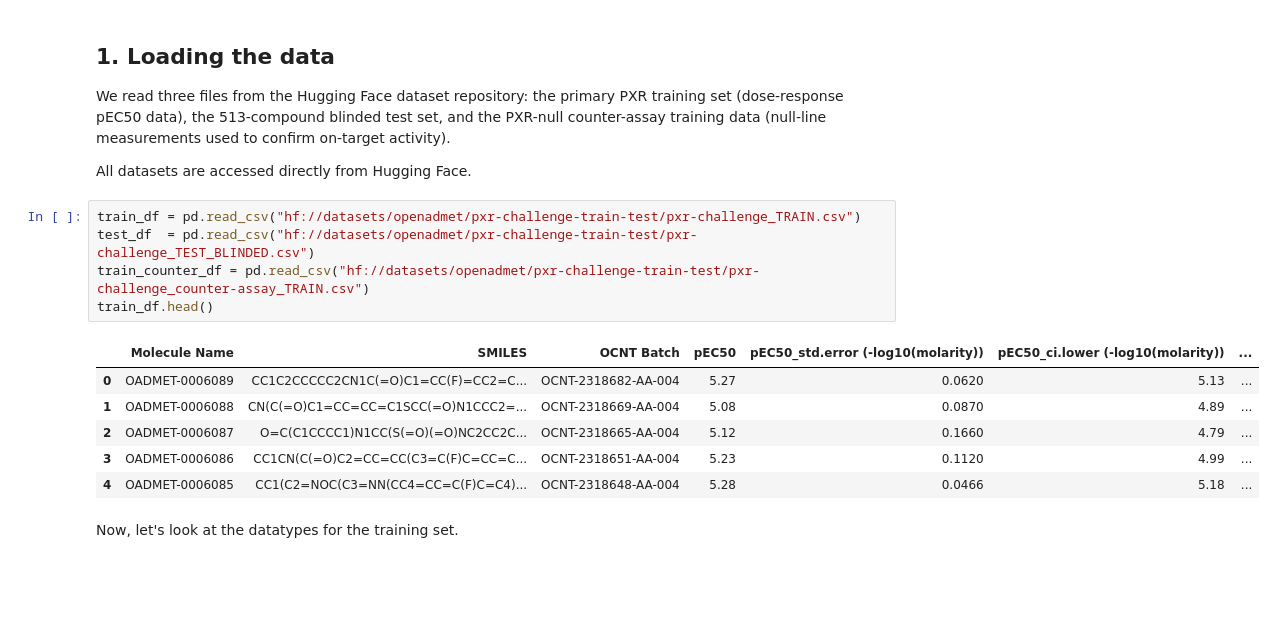
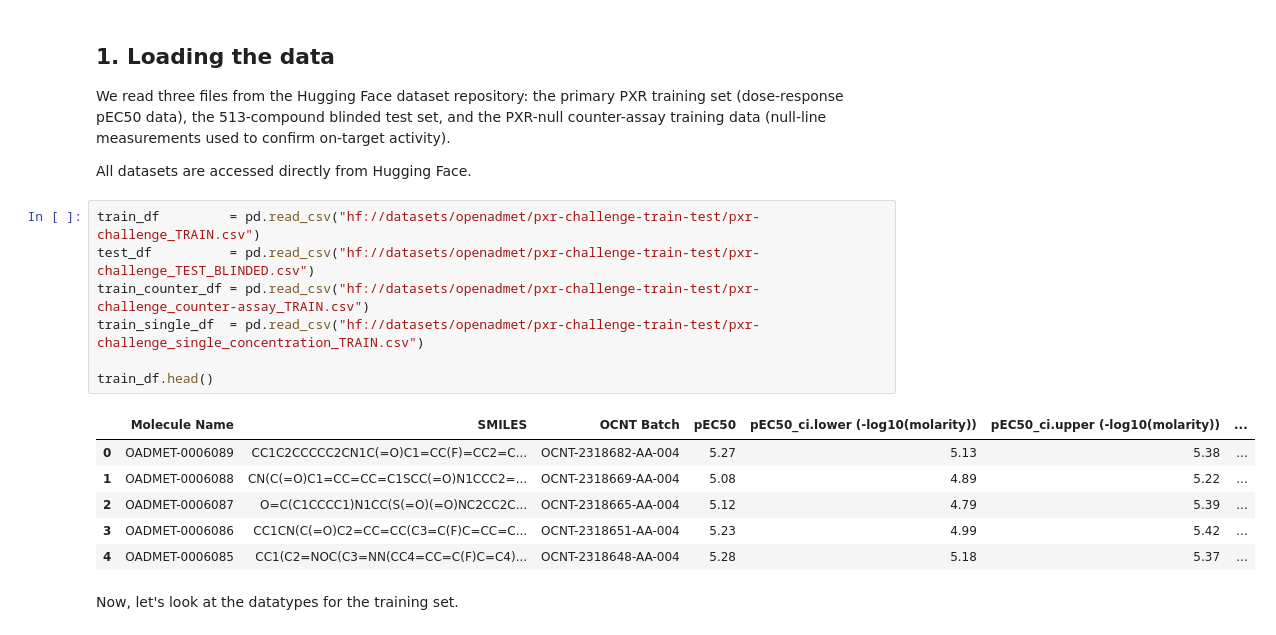
Before and after one commit to OpenADMET/PXR-Challenge-Tutorial, a Jupyter notebook: notebooks/activity_prediction.ipynb, the cells around one changed output. Saved outputs shown, nothing was run; the diff lists cells and outputs as text; blank space fills up the shorter version.

```diff
--- a/notebooks/activity_prediction.ipynb
+++ b/notebooks/activity_prediction.ipynb
@@ -40,17 +40,19 @@ We read three files from the Hugging Face dataset repository: the primary PXR tr
 
 All datasets are accessed directly from Hugging Face.
 # %%
-train_df = pd.read_csv("hf://datasets/openadmet/pxr-challenge-train-test/pxr-challenge_TRAIN.csv")
-test_df  = pd.read_csv("hf://datasets/openadmet/pxr-challenge-train-test/pxr-challenge_TEST_BLINDED.csv")
+train_df         = pd.read_csv("hf://datasets/openadmet/pxr-challenge-train-test/pxr-challenge_TRAIN.csv")
+test_df          = pd.read_csv("hf://datasets/openadmet/pxr-challenge-train-test/pxr-challenge_TEST_BLINDED.csv")
 train_counter_df = pd.read_csv("hf://datasets/openadmet/pxr-challenge-train-test/pxr-challenge_counter-assay_TRAIN.csv")
+train_single_df  = pd.read_csv("hf://datasets/openadmet/pxr-challenge-train-test/pxr-challenge_single_concentration_TRAIN.csv")
+
 train_df.head()
 # %% [output]
-|  | Molecule Name | SMILES | OCNT Batch | pEC50 | pEC50_std.error (-log10(molarity)) | pEC50_ci.lower (-log10(molarity)) | ... |
-| 0 | OADMET-0006089 | CC1C2CCCCC2CN1C(=O)C1=CC(F)=CC2=C... | OCNT-2318682-AA-004 | 5.27 | 0.0620 | 5.13 | ... |
-| 1 | OADMET-0006088 | CN(C(=O)C1=CC=CC=C1SCC(=O)N1CCC2=... | OCNT-2318669-AA-004 | 5.08 | 0.0870 | 4.89 | ... |
-| 2 | OADMET-0006087 | O=C(C1CCCC1)N1CC(S(=O)(=O)NC2CC2C... | OCNT-2318665-AA-004 | 5.12 | 0.1660 | 4.79 | ... |
-| 3 | OADMET-0006086 | CC1CN(C(=O)C2=CC=CC(C3=C(F)C=CC=C... | OCNT-2318651-AA-004 | 5.23 | 0.1120 | 4.99 | ... |
-| 4 | OADMET-0006085 | CC1(C2=NOC(C3=NN(CC4=CC=C(F)C=C4)... | OCNT-2318648-AA-004 | 5.28 | 0.0466 | 5.18 | ... |
+|  | Molecule Name | SMILES | OCNT Batch | pEC50 | pEC50_ci.lower (-log10(molarity)) | pEC50_ci.upper (-log10(molarity)) | ... |
+| 0 | OADMET-0006089 | CC1C2CCCCC2CN1C(=O)C1=CC(F)=CC2=C... | OCNT-2318682-AA-004 | 5.27 | 5.13 | 5.38 | ... |
+| 1 | OADMET-0006088 | CN(C(=O)C1=CC=CC=C1SCC(=O)N1CCC2=... | OCNT-2318669-AA-004 | 5.08 | 4.89 | 5.22 | ... |
+| 2 | OADMET-0006087 | O=C(C1CCCC1)N1CC(S(=O)(=O)NC2CC2C... | OCNT-2318665-AA-004 | 5.12 | 4.79 | 5.39 | ... |
+| 3 | OADMET-0006086 | CC1CN(C(=O)C2=CC=CC(C3=C(F)C=CC=C... | OCNT-2318651-AA-004 | 5.23 | 4.99 | 5.42 | ... |
+| 4 | OADMET-0006085 | CC1(C2=NOC(C3=NN(CC4=CC=C(F)C=C4)... | OCNT-2318648-AA-004 | 5.28 | 5.18 | 5.37 | ... |
 # %% [markdown]
 Now, let's look at the datatypes for the training set.
 # %%
```
Also changed, not shown: parts of 12 cells of this notebook, 3 other files.
